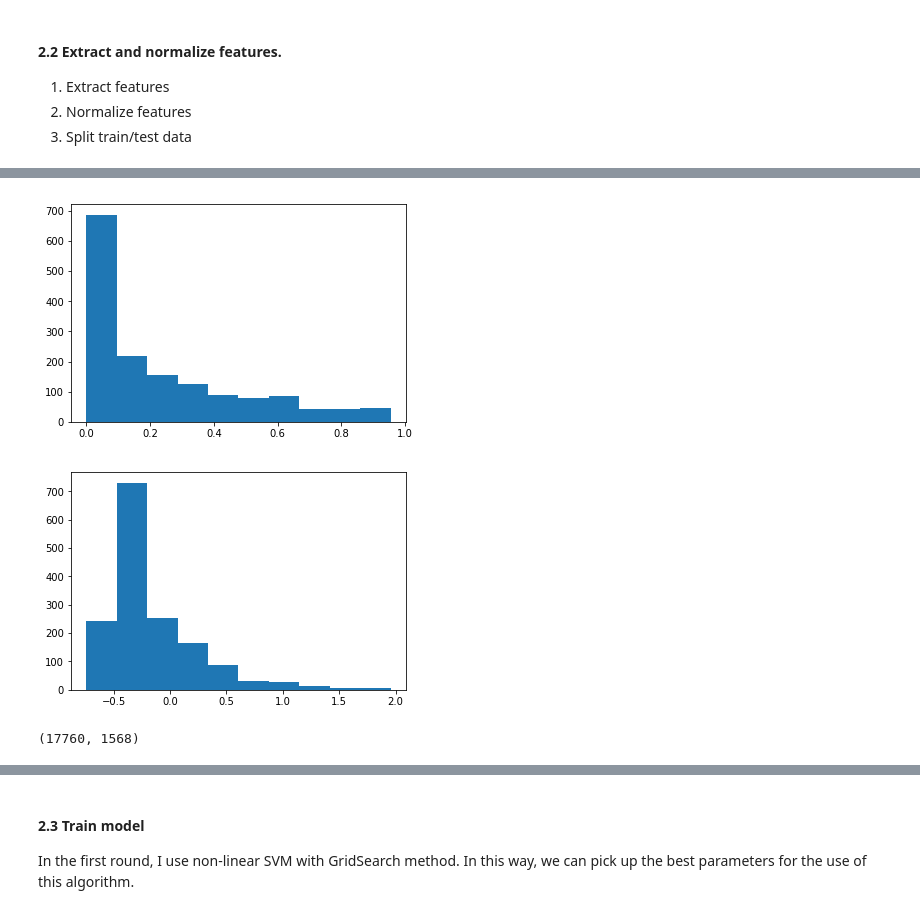
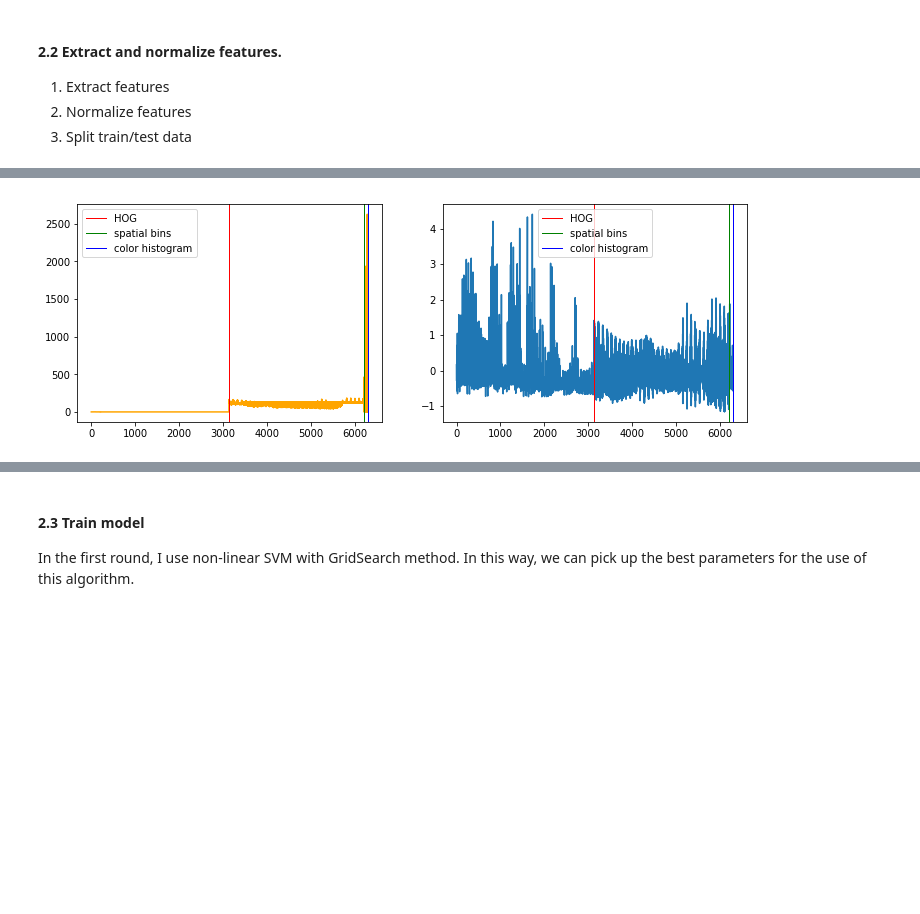
Before and after one commit to dmsehuang/CarND-Vehicle-Detection, a Jupyter notebook: Vehicle_tracking.ipynb, the cells around one changed output, grey strips where cells are left out. Cells and saved outputs as stored; diff of their text form; code cells hidden in the pictures; blank space fills up the shorter version.

```diff
--- a/Vehicle_tracking.ipynb
+++ b/Vehicle_tracking.ipynb
@@ -205,21 +289,28 @@ print(y.shape)
 (17760,)
-# %%
-# Normalize
-from sklearn.preprocessing import StandardScaler
-
-plt.hist(X[0])
-plt.show()
-
-X_scaler = StandardScaler().fit(X)
-scaled_X = X_scaler.transform(X)
-
-plt.hist(scaled_X[0])
-plt.show()
-print(scaled_X.shape)
-# %% [output]
-[figure, removed]
-[figure, removed]
-(17760, 1568)
+# %%
+# Normalize
+from sklearn.preprocessing import StandardScaler
+
+X_scaler = StandardScaler().fit(X)
+scaled_X = X_scaler.transform(X)
+
+fig = plt.figure(figsize=(12,4))
+plt.subplot(121)
+plt.plot(X[0], color='orange')
+plt.axvline(x=3136, linewidth=1, color='r', label='HOG')
+plt.axvline(x=6208, linewidth=1, color='g', label='spatial bins')
+plt.axvline(x=6304, linewidth=1, color='b', label='color histogram')
+plt.legend()
+
+plt.subplot(122)
+plt.plot(scaled_X[0])
+plt.axvline(x=3136, linewidth=1, color='r', label='HOG')
+plt.axvline(x=6208, linewidth=1, color='g', label='spatial bins')
+plt.axvline(x=6304, linewidth=1, color='b', label='color histogram')
+plt.legend()
+plt.show()
+# %% [output]
+[figure, added]
 # %%
 # Split data
 from sklearn.model_selection import train_test_split
```
Also changed, not shown: parts of 22 cells of this notebook.
